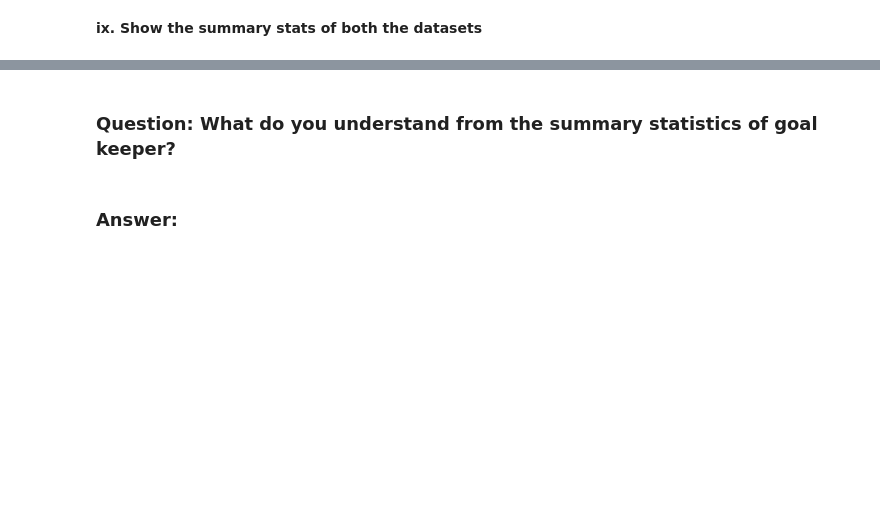
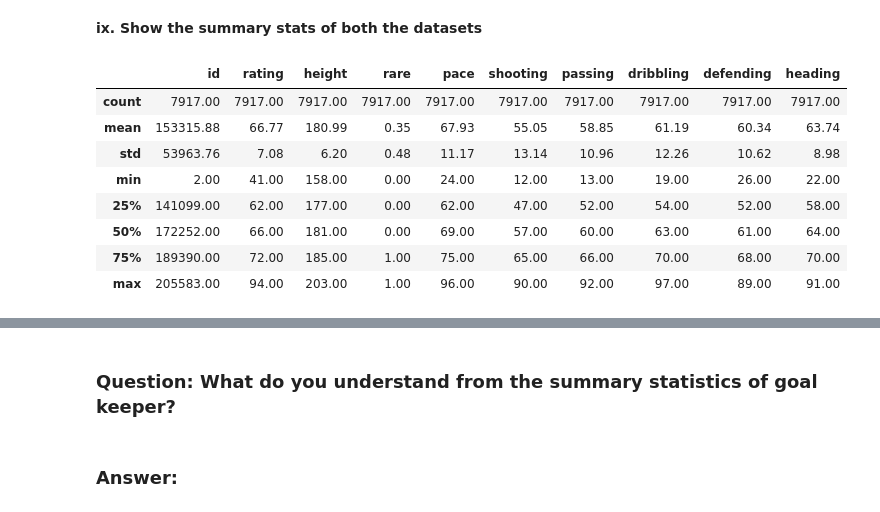
Before and after one commit to Sanaullah-nahk/Dice_Analytics_ML, a Jupyter notebook: Assignments/assignment 2/Assignment # 2.ipynb, the cells around one changed output, grey strips where cells are left out. Drawn from its saved outputs; the diff is of its cells as text; code cells hidden in the pictures; blank space fills up the shorter version.

```diff
--- a/Assignments/assignment 2/Assignment # 2.ipynb
+++ b/Assignments/assignment 2/Assignment # 2.ipynb
@@ -279,4 +276,10 @@ df.position.value_counts().reset_index(name="No. of players").rename(columns = {
 # %% [markdown]
 **vi. Cast ' pace', ' shooting', ' passing', ' dribbling', ' defending',' heading', ' diving', ' handling', ' kicking', ' reflexes', ' speed',' positioning' into Integer type**
+# %%
+#write code here
+cast_list = ['pace', 'shooting', 'passing', 'dribbling', 'defending','heading',
+        'diving','handling', 'kicking', 'reflexes', 'speed','positioning' ]
+
+df[cast_list]=df[cast_list].astype('int64')
 # %%
 #write code here
@@ -302,6 +330,7 @@ df_goalkeeper.head()
 *Hint: Use str.replace*
 # %%
 #Write Code here
+df.position = df.position.str.replace(' ','')
 # %% [markdown]
 **iii. Now make a dataframe of df_goalkeeper.**
 # %%
@@ -317,6 +356,9 @@ df_goalkeeper.head()
 **v. Make the dataframe of df_players having data of the all the other players except the goal keeper.**
 # %%
 #write code here
+#df_players
+
+df_players = df[df['position']!='GK']
 # %% [markdown]
 **vi. Dataframe of other players must contain the following columns 'id', 'name', 'rating', 'position', 'height', 'foot', 'rare',  'pace', 'shooting', 'passing', 'dribbling', 'defending', 'heading'** <br>
 **Drop all the other columns**
@@ -327,3 +365,9 @@ df_goalkeeper.head()
+# %%
+#write code here
+columns_list = ['id', 'name', 'rating', 'position', 'height', 'foot','rare', 'pace',
+                'shooting', 'passing', 'dribbling', 'defending', 'heading']
+
+df_players = df_players[columns_list]
 # %% [markdown]
 **vii. Find shape of both the datasets**
 # %%
@@ -340,3 +406,14 @@ df_goalkeeper.head()
 **ix. Show the summary stats of both the datasets**
 # %%
 #Write Your Code Here for summary stats of goal keeper
+df_players.describe()
+# %% [output]
+|  | id | rating | height | rare | pace | shooting | passing | dribbling | defending | heading |
+| count | 7917.00 | 7917.00 | 7917.00 | 7917.00 | 7917.00 | 7917.00 | 7917.00 | 7917.00 | 7917.00 | 7917.00 |
+| mean | 153315.88 | 66.77 | 180.99 | 0.35 | 67.93 | 55.05 | 58.85 | 61.19 | 60.34 | 63.74 |
+| std | 53963.76 | 7.08 | 6.20 | 0.48 | 11.17 | 13.14 | 10.96 | 12.26 | 10.62 | 8.98 |
+| min | 2.00 | 41.00 | 158.00 | 0.00 | 24.00 | 12.00 | 13.00 | 19.00 | 26.00 | 22.00 |
+| 25% | 141099.00 | 62.00 | 177.00 | 0.00 | 62.00 | 47.00 | 52.00 | 54.00 | 52.00 | 58.00 |
+| 50% | 172252.00 | 66.00 | 181.00 | 0.00 | 69.00 | 57.00 | 60.00 | 63.00 | 61.00 | 64.00 |
+| 75% | 189390.00 | 72.00 | 185.00 | 1.00 | 75.00 | 65.00 | 66.00 | 70.00 | 68.00 | 70.00 |
+| max | 205583.00 | 94.00 | 203.00 | 1.00 | 96.00 | 90.00 | 92.00 | 97.00 | 89.00 | 91.00 |
```
Also changed, not shown: parts of 23 cells of this notebook, 1 other file.
